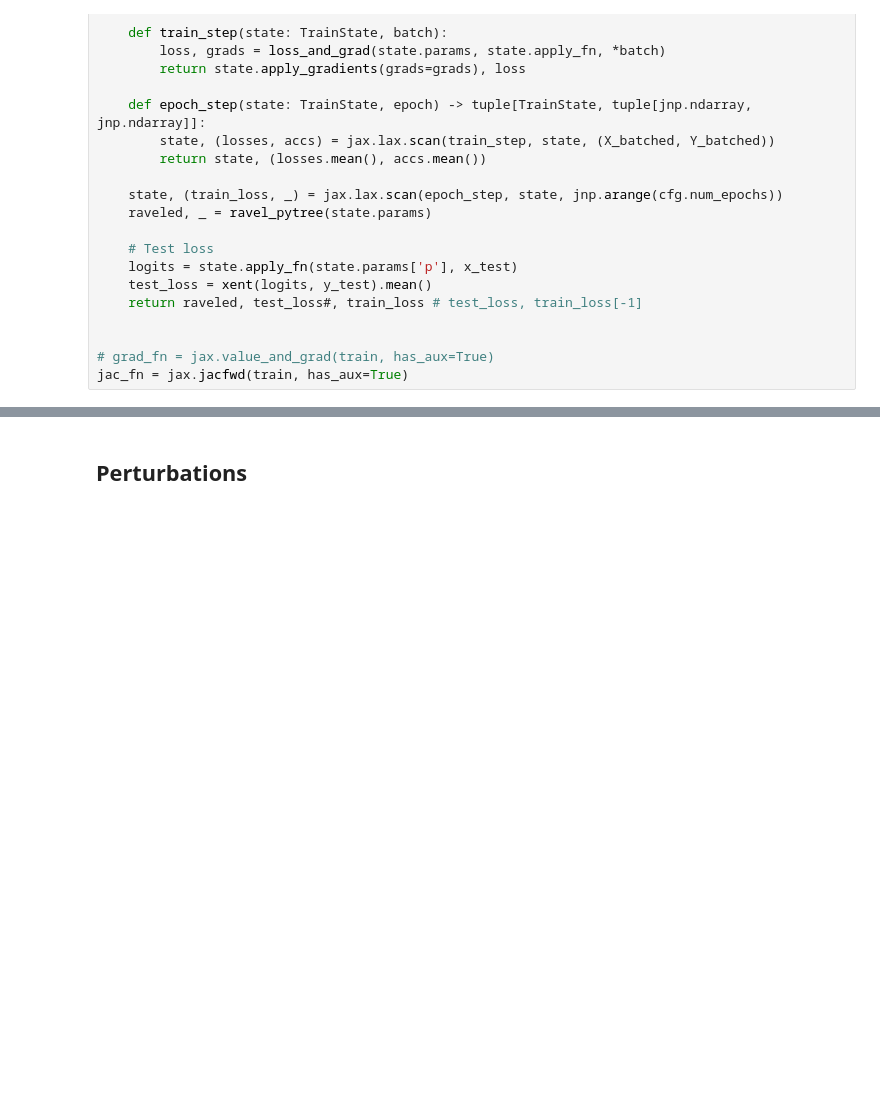
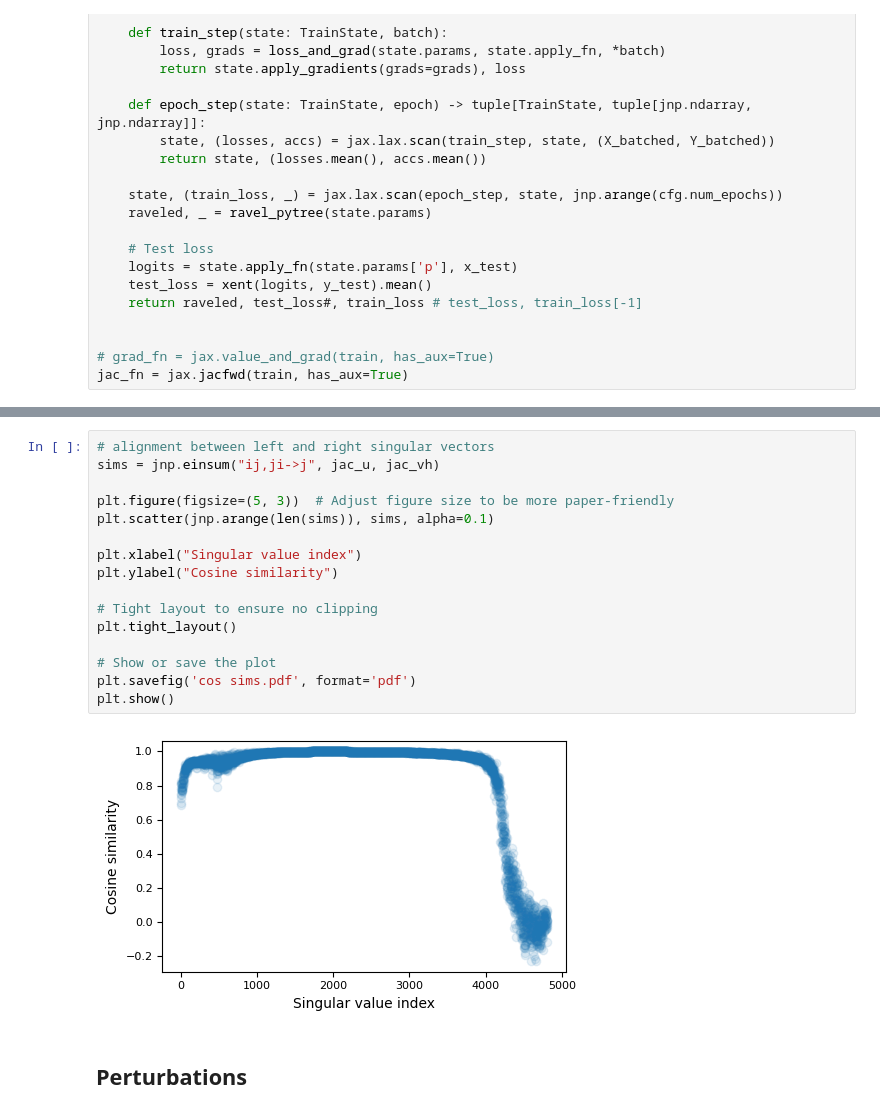
Before and after one commit to EleutherAI/training-jacobian, a Jupyter notebook: experiments.ipynb, the cells around one changed output, grey strips where cells are left out. Drawn from its saved outputs; the diff is of its cells as text; blank space fills up the shorter version.

```diff
--- a/experiments.ipynb
+++ b/experiments.ipynb
@@ -138,3 +174,21 @@ jac_u, jac_s, jac_vh = jnp.linalg.svd(jac)
+# %%
+# alignment between left and right singular vectors
+sims = jnp.einsum("ij,ji->j", jac_u, jac_vh)
+
+plt.figure(figsize=(5, 3))  # Adjust figure size to be more paper-friendly
+plt.scatter(jnp.arange(len(sims)), sims, alpha=0.1)
+
+plt.xlabel("Singular value index")
+plt.ylabel("Cosine similarity")
+
+# Tight layout to ensure no clipping
+plt.tight_layout()
+
+# Show or save the plot
+plt.savefig('cos sims.pdf', format='pdf')
+plt.show()
+# %% [output]
+[figure, added]
 # %% [markdown]
 ## Perturbations
 # %%
```
Also changed, not shown: parts of 13 cells of this notebook.
